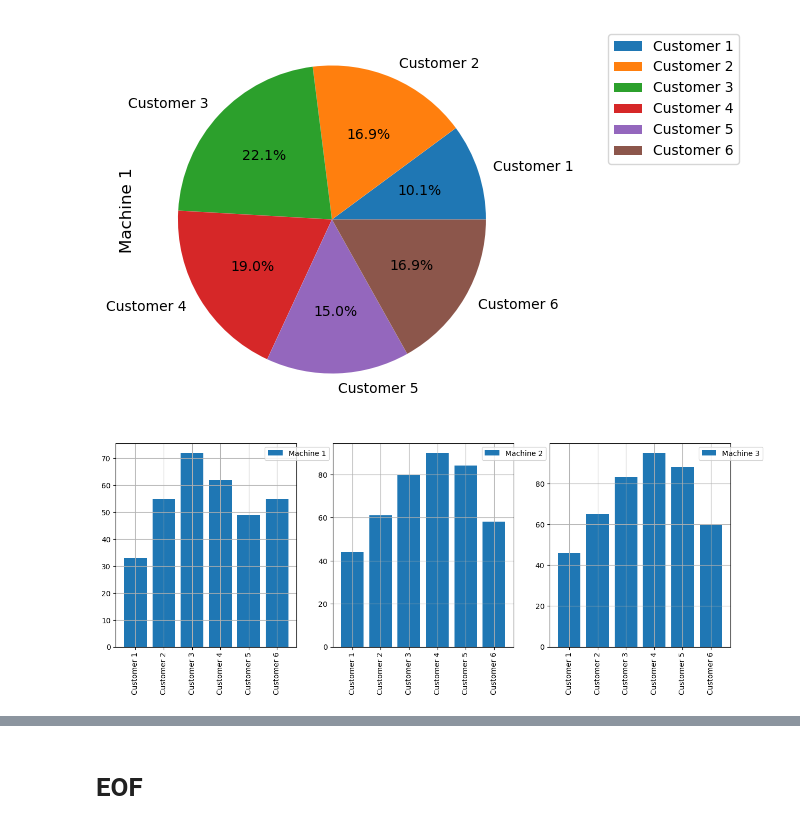
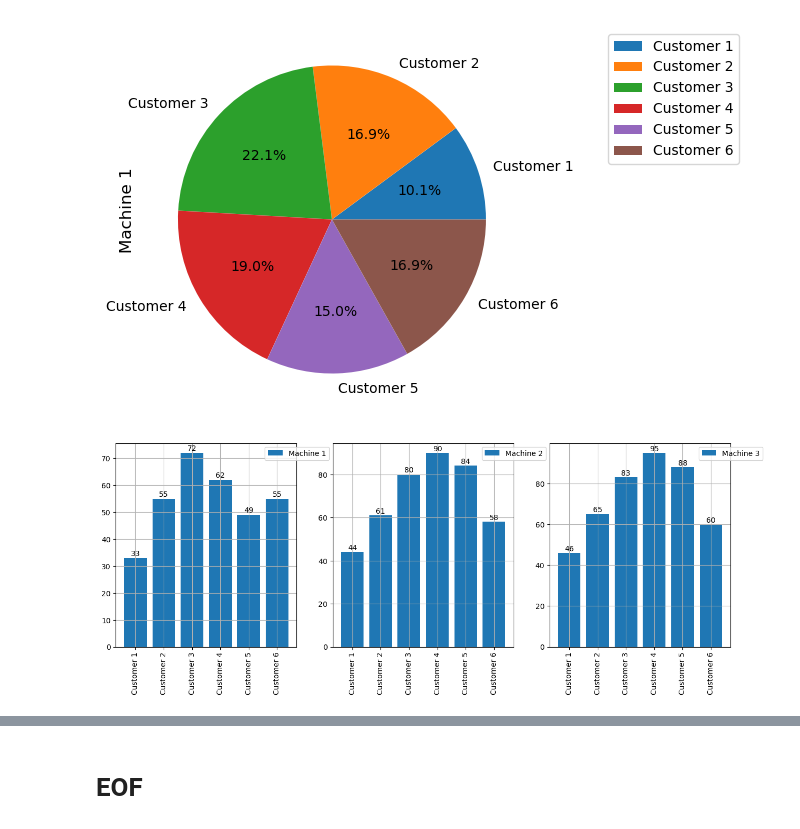
Before and after one commit to AlitheiaDeus/SiT_2301046, a Jupyter notebook: DA/Practice.ipynb, the cells around one changed output, grey strips where cells are left out. Saved outputs shown, nothing was run; the diff lists cells and outputs as text; code cells hidden in the pictures.

```diff
--- a/DA/Practice.ipynb
+++ b/DA/Practice.ipynb
@@ -415,16 +415,20 @@ plt.show()
 # %% [output]
 [figure]
 # %%
-fig, axes = plt.subplots(1, len(machines), figsize = (15,5))
+fig, axes = plt.subplots(1, len(machines), figsize = (15, 5))
 
 for ax, machine in zip(axes, machines):
-    ax.bar(df['Customer'], df[machine], label = machine)
+    bars = ax.bar(df['Customer'], df[machine], label = machine)
+    for bar in bars:
+        x = bar.get_x() + bar.get_width() / 2
+        y = bar.get_height() + 0.2
+        ax.text(x, y, f"{bar.get_height()}", ha = 'center', va = 'bottom')  # Add text with formatting
 
     ax.grid(True)
     ax.tick_params(axis = 'x', rotation = 90)
     ax.legend(bbox_to_anchor = (1.2, 1))
 # %% [output]
-[figure, old version]
+[figure, new version]
 # %%
 plt.figure(figsize = (5, 5))
 
```
Also changed, not shown: parts of 3 cells of this notebook.
